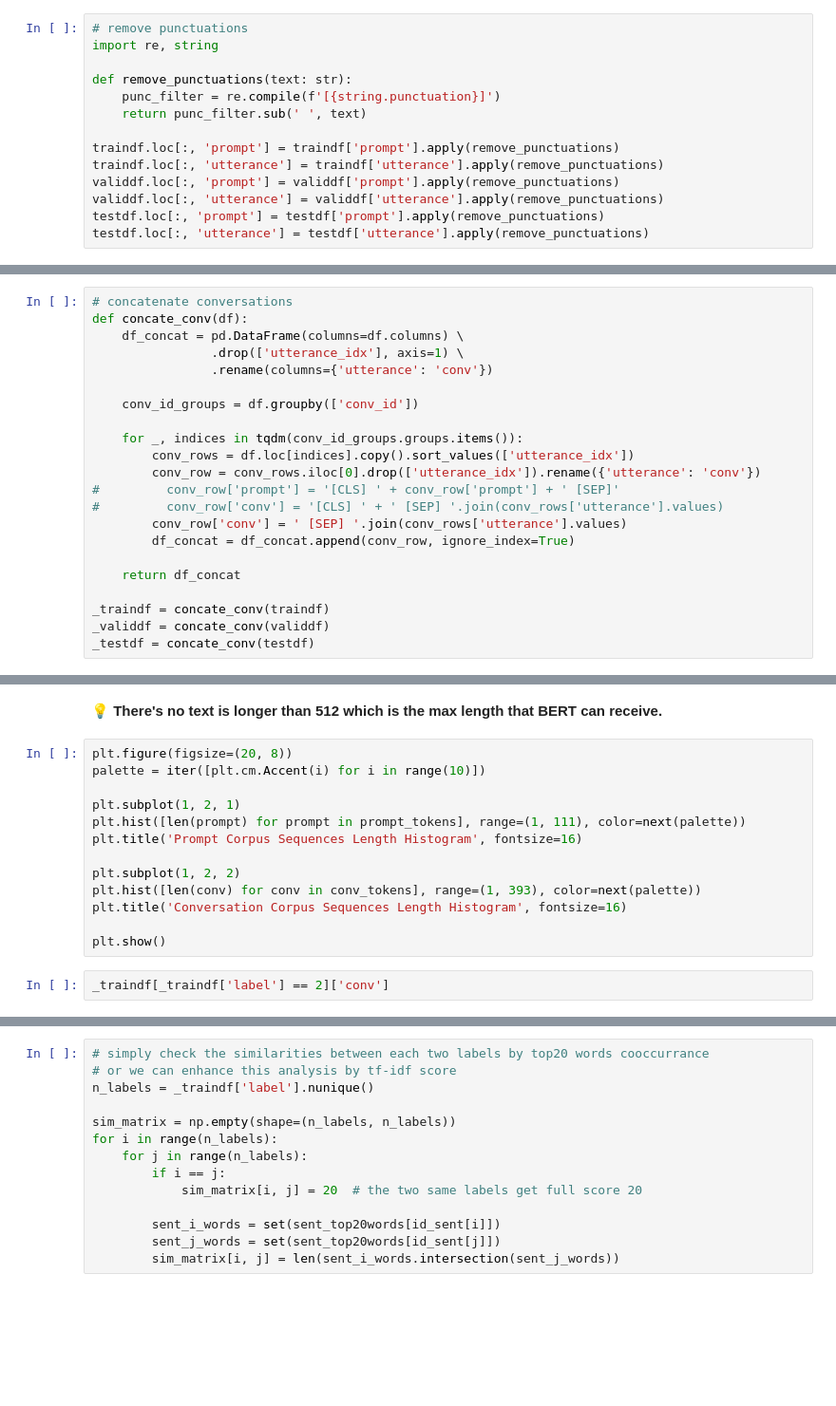
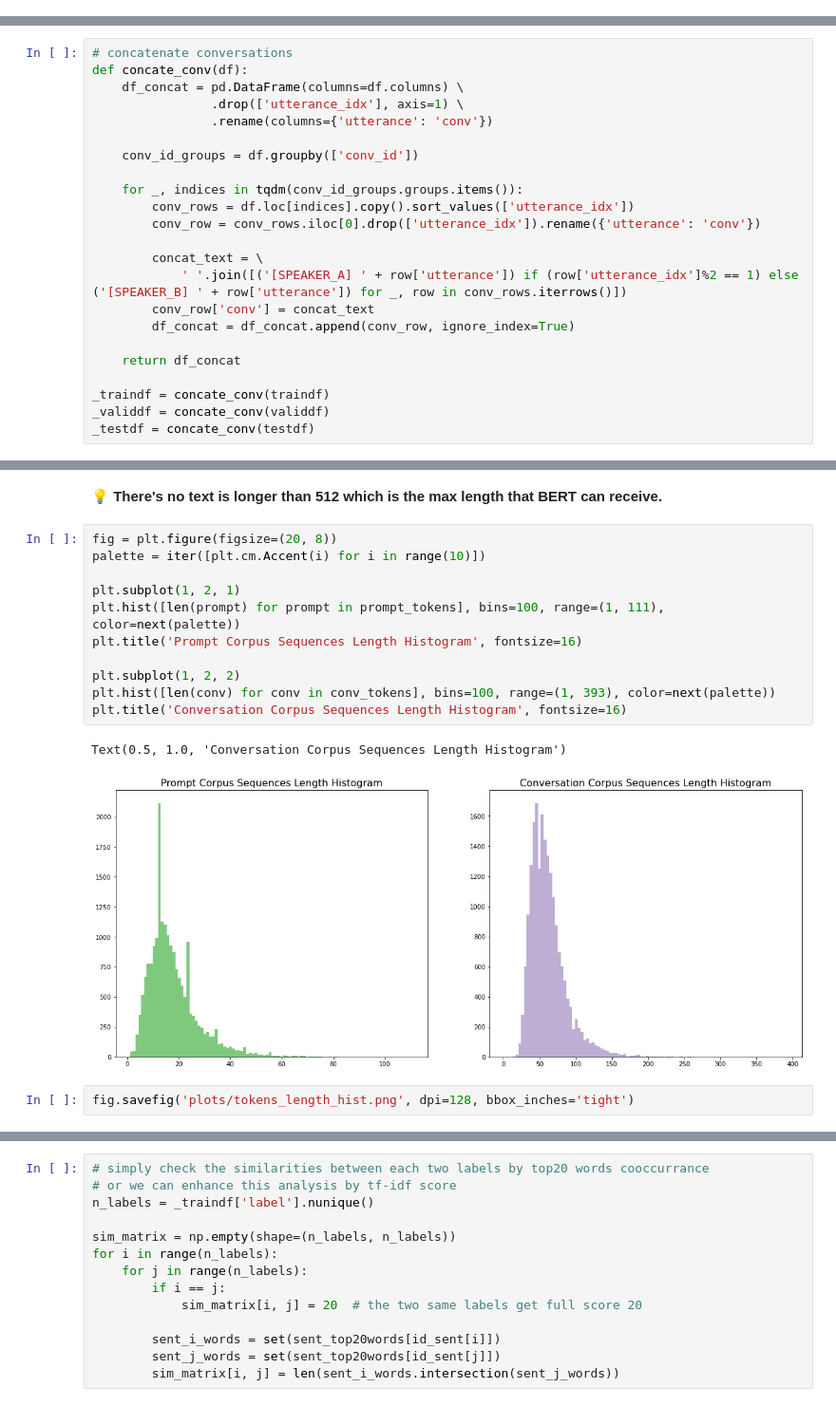
Before and after one commit to SharpKoi/nycu-nlp-final-2022, a Jupyter notebook: EDA.ipynb, the cells around one changed output, grey strips where cells are left out. Shown at 95% size. Saved outputs shown, nothing was run; the diff lists cells and outputs as text; blank space fills up the shorter version.

```diff
--- a/EDA.ipynb
+++ b/EDA.ipynb
@@ -49,20 +90,6 @@ def replace_comma(df):
 replace_comma(traindf)
 replace_comma(validdf)
 replace_comma(testdf)
-# %%
-# remove punctuations
-import re, string
-
-def remove_punctuations(text: str):
-    punc_filter = re.compile(f'[{string.punctuation}]')
-    return punc_filter.sub(' ', text)
-
-traindf.loc[:, 'prompt'] = traindf['prompt'].apply(remove_punctuations)
-traindf.loc[:, 'utterance'] = traindf['utterance'].apply(remove_punctuations)
-validdf.loc[:, 'prompt'] = validdf['prompt'].apply(remove_punctuations)
-validdf.loc[:, 'utterance'] = validdf['utterance'].apply(remove_punctuations)
-testdf.loc[:, 'prompt'] = testdf['prompt'].apply(remove_punctuations)
-testdf.loc[:, 'utterance'] = testdf['utterance'].apply(remove_punctuations)
 # %%
 # convert to lower case
 def lowercase(df):
@@ -103,9 +130,10 @@ def concate_conv(df):
     for _, indices in tqdm(conv_id_groups.groups.items()):
         conv_rows = df.loc[indices].copy().sort_values(['utterance_idx'])
         conv_row = conv_rows.iloc[0].drop(['utterance_idx']).rename({'utterance': 'conv'})
-#         conv_row['prompt'] = '[CLS] ' + conv_row['prompt'] + ' [SEP]'
-#         conv_row['conv'] = '[CLS] ' + ' [SEP] '.join(conv_rows['utterance'].values)
-        conv_row['conv'] = ' [SEP] '.join(conv_rows['utterance'].values)
+
+        concat_text = \
+            ' '.join([('[SPEAKER_A] ' + row['utterance']) if (row['utterance_idx']%2 == 1) else ('[SPEAKER_B] ' + row['utterance']) for _, row in conv_rows.iterrows()])
+        conv_row['conv'] = concat_text
         df_concat = df_concat.append(conv_row, ignore_index=True)
 
     return df_concat
@@ -171,19 +298,20 @@ print(f'avg sequence length: {seqlens_conv.mean()}')
 # %% [markdown]
 💡 **There's no text is longer than 512 which is the max length that BERT can receive.**
 # %%
-plt.figure(figsize=(20, 8))
+fig = plt.figure(figsize=(20, 8))
 palette = iter([plt.cm.Accent(i) for i in range(10)])
 
 plt.subplot(1, 2, 1)
-plt.hist([len(prompt) for prompt in prompt_tokens], range=(1, 111), color=next(palette))
+plt.hist([len(prompt) for prompt in prompt_tokens], bins=100, range=(1, 111), color=next(palette))
 plt.title('Prompt Corpus Sequences Length Histogram', fontsize=16)
 
 plt.subplot(1, 2, 2)
-plt.hist([len(conv) for conv in conv_tokens], range=(1, 393), color=next(palette))
+plt.hist([len(conv) for conv in conv_tokens], bins=100, range=(1, 393), color=next(palette))
 plt.title('Conversation Corpus Sequences Length Histogram', fontsize=16)
-
-plt.show()
+# %% [output]
+Text(0.5, 1.0, 'Conversation Corpus Sequences Length Histogram')
+[figure, added]
-# %%
-_traindf[_traindf['label'] == 2]['conv']
+# %%
+fig.savefig('plots/tokens_length_hist.png', dpi=128, bbox_inches='tight')
 # %%
 # count word frequencies for each label
```
Also changed, not shown: parts of 15 cells of this notebook, 3 other files.
